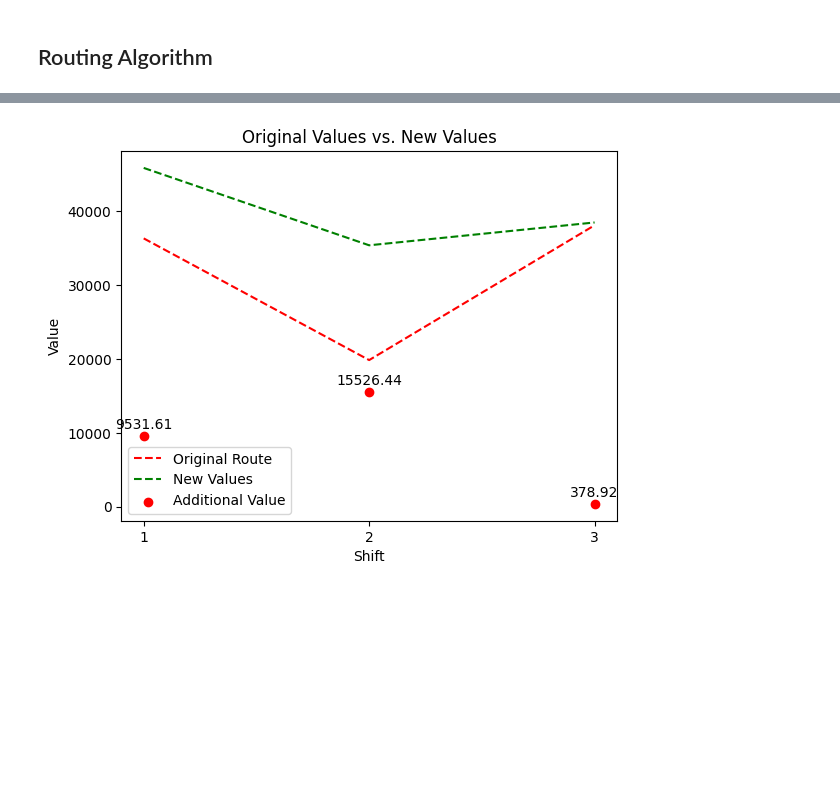
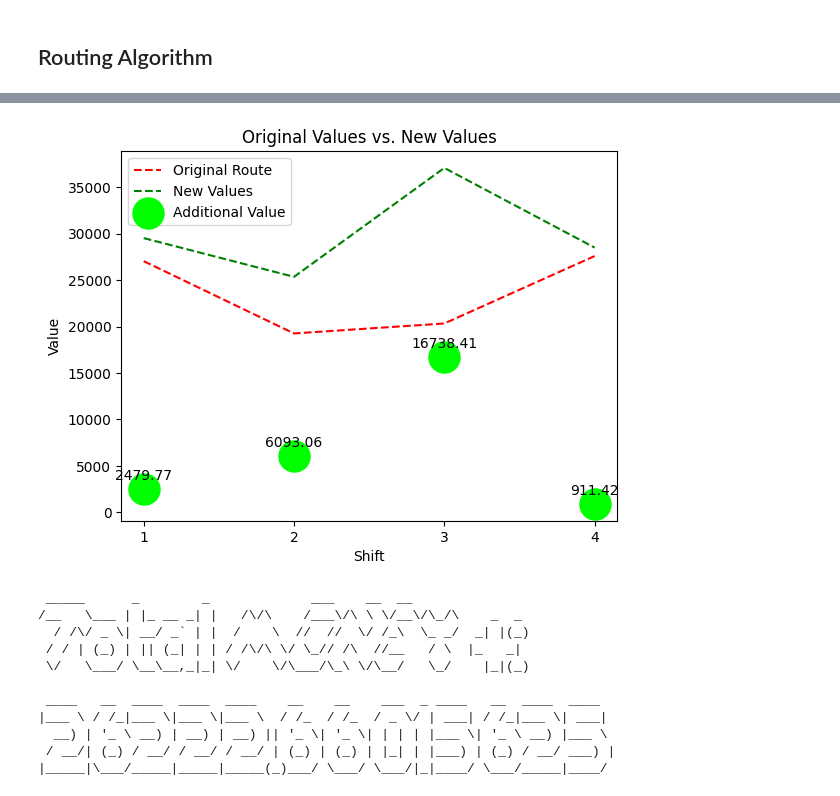
Before and after one commit to jkyxd/ICP_Group3, a Jupyter notebook: ICP Finalized Prototype.ipynb, the cells around one changed output, grey strips where cells are left out. Drawn from its saved outputs; the diff is of its cells as text; code cells hidden in the pictures; blank space fills up the shorter version.

Commit message:
Finalise prototype

```diff
--- a/ICP Finalized Prototype.ipynb
+++ b/ICP Finalized Prototype.ipynb
@@ -1532,6 +1531,11 @@ Unique Location IDs: [ 3007  1606 15490 ...  4029 15332  2558]
 1878 rows × 3 columns
 # %% [markdown]
 ### User Input
+# %%
+session.use_schema("ANALYTICS")
+X_final_scaled=session.sql('Select * from "Sales_Forecast_Training_Data"').to_pandas()
+# %%
+X_final_scaled.rename(columns={"Profit": "Revenue"},inplace=True)
 # %%
 from datetime import datetime
 
@@ -1540,8 +1544,8 @@ date = '2020-8-25'
 datetime_object = datetime.strptime(date, '%Y-%m-%d')
 starting_hour = 8
 ending_hour = 22
-num_of_locs = 2
-each_location_travel_distance = 5 #km
+num_of_locs = 4
+each_location_travel_distance = 10 #km
 max_total_travel_distance= each_location_travel_distance * num_of_locs
 # %%
 df = pd.DataFrame({'TRUCK_ID': [truck_id],
@@ -1969,6 +1985,6 @@ See the caveats in the documentation: https://pandas.pydata.org/pandas-docs/stab
 # %%
 # Filter the X_holdout DataFrame for the specified day, month, and truck ID
-filtered_holdout = X_final_scaled[(X_final_scaled['DAY'] == df['DAY']) & (X_final_scaled['MONTH'] == df['MONTH']) & (X_final_scaled['TRUCK_ID'] == truck_id)]
+filtered_holdout = X_final_scaled[(X_final_scaled['DAY'] == int(df['DAY'])) & (X_final_scaled['MONTH'] == int(df['MONTH'])) & (X_final_scaled['TRUCK_ID'] == truck_id)]
 
 # Extract relevant columns for analysis
 hourly_values = filtered_holdout[['HOUR', 'Revenue']]
@@ -2069,32 +2085,66 @@ for shift_hours in shift_hours_list:
     shifts.extend([i + 1 for i in range(shift_hours)])
 
 # Make sure the shifts and original_values have the same length
 shifts = shifts[:len(original_values)]
 shifts = [number for number in range(1, len(shift_hours_list) +1)]
 
 # Plot the original and new values
 plt.plot(shifts, original_values, color='red', linestyle='--',label='Original Route')
 plt.plot(shifts, new_values,color='green', linestyle='--', label='New Values')
 
 # Plot the additional values as dots
-plt.scatter(shifts, additional_values, c='red', label='Additional Value')
+plt.scatter(shifts, additional_values, c='lime', label='Additional Value', s=500)
 
 # Add annotations for the additional values
 for shift, value, additional in zip(shifts, additional_values, additional_values):
     plt.annotate(f'{round(additional,2)}', xy=(shift, value), xytext=(shift, value+1000), ha='center')
 
 # Set the x-axis tick locations
 plt.xticks(shifts)
 
 # Add labels and title to the plot
 plt.xlabel('Shift')
 plt.ylabel('Value')
 plt.title('Original Values vs. New Values')
 
 # Add a legend
 plt.legend()
 
 # Display the plot
 plt.show()
+
+total =0
+
+for i in range(len(route_list)):
+    total += route_list[i]['Predicted']- hour_value_list[i]
+
+import pyfiglet
+# from termcolor import colored
+
+# Create a Figlet object for ASCII art text
+figlet = pyfiglet.Figlet(font='ogre')
+
+
+# Convert the truck ID, month, and day to string
+total_Str = str(total)
+
+# Concatenate the ASCII art and numbers in one row
+art_row = ' '.join([
+    figlet.renderText("Total MONEY +: " + total_Str)
+])
+
+# Print the ASCII art row
+print(art_row)
 # %% [output]
-[figure, old version]
+[figure, new version]
+ _____      _        _             ___    __  __
+/__   \___ | |_ __ _| |   /\/\    /___\/\ \ \/__\/\_/\    _  _
+  / /\/ _ \| __/ _` | |  /    \  //  //  \/ /_\  \_ _/  _| |(_)
+ / / | (_) | || (_| | | / /\/\ \/ \_// /\  //__   / \  |_   _|
+ \/   \___/ \__\__,_|_| \/    \/\___/\_\ \/\__/   \_/    |_|(_)
+
+ ____   __  ____  ____  ____    __    __    ___  _ ____   __  ____  ____
+|___ \ / /_|___ \|___ \|___ \  / /_  / /_  / _ \/ | ___| / /_|___ \| ___|
+  __) | '_ \ __) | __) | __) || '_ \| '_ \| | | | |___ \| '_ \ __) |___ \
+ / __/| (_) / __/ / __/ / __/ | (_) | (_) | |_| | |___) | (_) / __/ ___) |
+|_____|\___/_____|_____|_____(_)___/ \___/ \___/|_|____/ \___/_____|____/
```
Also changed, not shown: parts of 18 cells of this notebook.
